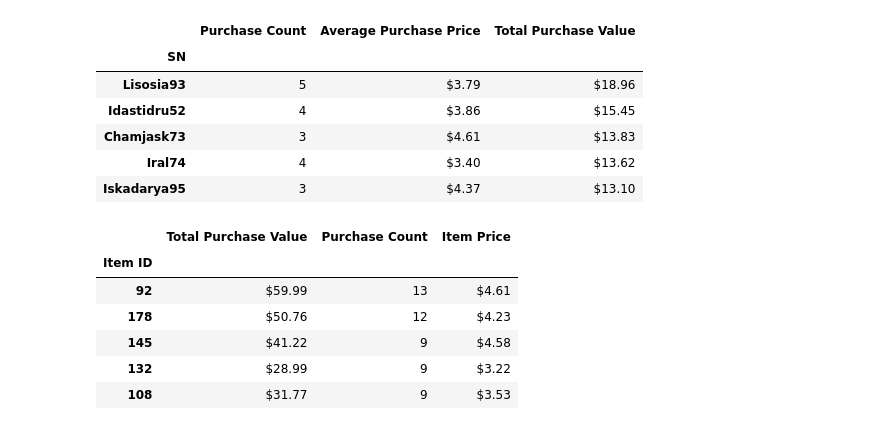
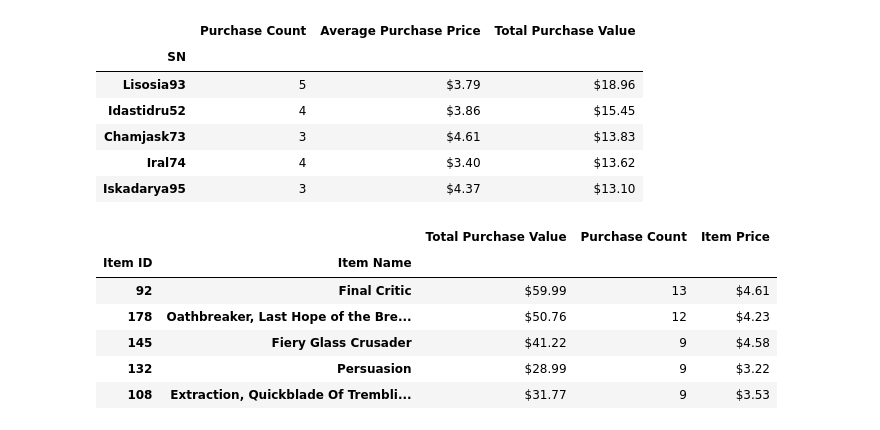
Before and after one commit to GND95/Pandas-Challenge, a Jupyter notebook: HeroesOfPymoli/Analysis.ipynb, the cells around one changed output. Cells and saved outputs as stored; diff of their text form; code cells hidden in the pictures.

Commit message:
added Item Name column into the final two data frames. slight refactor of final two data frames.

```diff
--- a/HeroesOfPymoli/Analysis.ipynb
+++ b/HeroesOfPymoli/Analysis.ipynb
@@ -195,31 +195,28 @@ summary_Player_Purchases_df.head()
 | Iral74 | 4 | $3.40 | $13.62 |
 | Iskadarya95 | 3 | $4.37 | $13.10 |
 # %%
-popularItemIDs = purchaseData_df.groupby("Item ID")
-popularItemNames = purchaseData_df.groupby("Item Name")
-valueOfIDsPurchased = popularItemIDs[["Price"]].sum()
-valueOfNamesPurchased = popularItemNames[["Price"]].sum()
-numberOfTimesPurchased = popularItemIDs[["Price"]].count()
-singleItemPrice = popularItemIDs[["Price"]].mean()
+popularItem = purchaseData_df.groupby(["Item ID", "Item Name"])
+valueOfItemsPurchased = popularItem[["Price"]].sum()
+numberOfTimesPurchased = popularItem[["Price"]].count()
+singleItemPrice = popularItem[["Price"]].mean()
 
-popular_Item_IDs_df = pd.DataFrame(valueOfIDsPurchased)
-popular_Item_Names_df = pd.DataFrame(valueOfNamesPurchased)
+popular_Items_df = pd.DataFrame(valueOfItemsPurchased)
 
-popular_Item_IDs_df["Purchase Count"] = numberOfTimesPurchased
-popular_Item_IDs_df["Item Price"] = singleItemPrice
+popular_Items_df["Purchase Count"] = numberOfTimesPurchased
+popular_Items_df["Item Price"] = singleItemPrice
 
-popular_Item_IDs_df.rename(columns={'Price': 'Total Purchase Value'}, inplace=True) #renaming column to be more descriptive with regards to the current data frame data
-popular_Item_IDs_df["Item Price"] = popular_Item_IDs_df["Item Price"].astype(float).map("${:,.2f}".format) #rounding to two decimal places and prepending a dollar sign to beginning
-popular_Item_IDs_df.sort_values("Purchase Count", inplace=True, ascending=False) #sorting from Total Purchase Value from highest to lowest values
-popular_Item_IDs_df["Total Purchase Value"] = popular_Item_IDs_df["Total Purchase Value"].astype(float).map("${:,.2f}".format) #rounding to two decimal places and prepending a dollar sign to beginning
+popular_Items_df.rename(columns={'Price': 'Total Purchase Value'}, inplace=True) #renaming column to be more descriptive with regards to the current data frame data
+popular_Items_df["Item Price"] = popular_Items_df["Item Price"].astype(float).map("${:,.2f}".format) #rounding to two decimal places and prepending a dollar sign to beginning
+popular_Items_df.sort_values("Purchase Count", inplace=True, ascending=False) #sorting from Total Purchase Value from highest to lowest values
+popular_Items_df["Total Purchase Value"] = popular_Items_df["Total Purchase Value"].astype(float).map("${:,.2f}".format) #rounding to two decimal places and prepending a dollar sign to beginning
 
-popular_Item_IDs_df.head()
+popular_Items_df.head()
 # %% [output]
-|  | Total Purchase Value | Purchase Count | Item Price |
-| Item ID |  |  |  |
-| 92 | $59.99 | 13 | $4.61 |
-| 178 | $50.76 | 12 | $4.23 |
-| 145 | $41.22 | 9 | $4.58 |
-| 132 | $28.99 | 9 | $3.22 |
-| 108 | $31.77 | 9 | $3.53 |
+|  |  | Total Purchase Value | Purchase Count | Item Price |
+| Item ID | Item Name |  |  |  |
+| 92 | Final Critic | $59.99 | 13 | $4.61 |
+| 178 | Oathbreaker, Last Hope of the Bre... | $50.76 | 12 | $4.23 |
+| 145 | Fiery Glass Crusader | $41.22 | 9 | $4.58 |
+| 132 | Persuasion | $28.99 | 9 | $3.22 |
+| 108 | Extraction, Quickblade Of Trembli... | $31.77 | 9 | $3.53 |
 # %%
```
Also changed, not shown: parts of 1 cell of this notebook.
